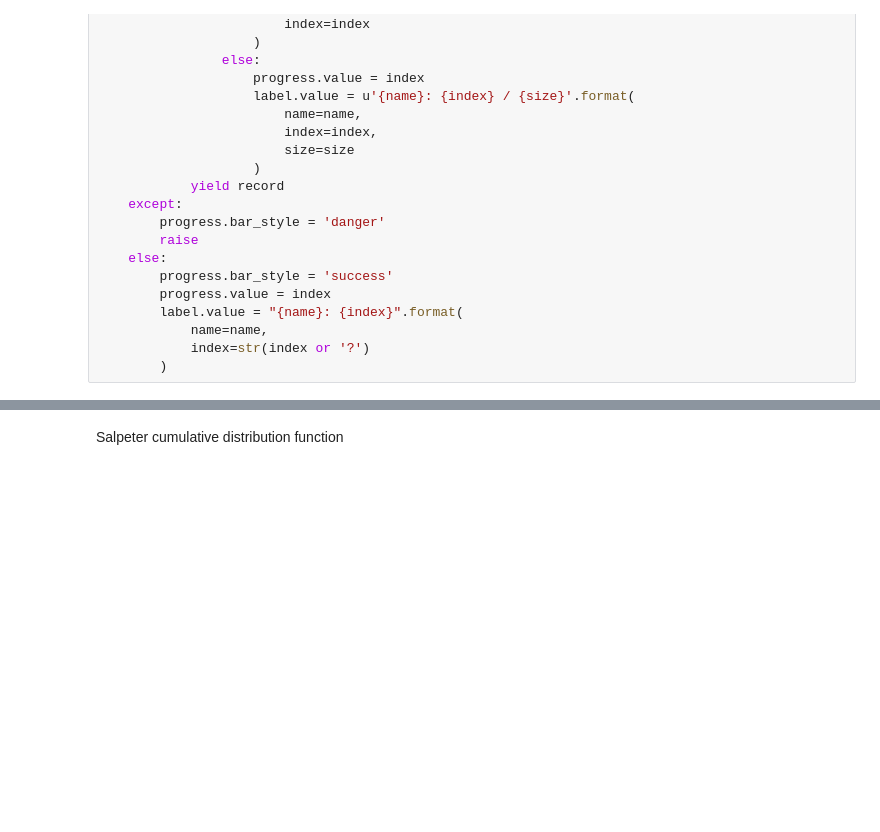
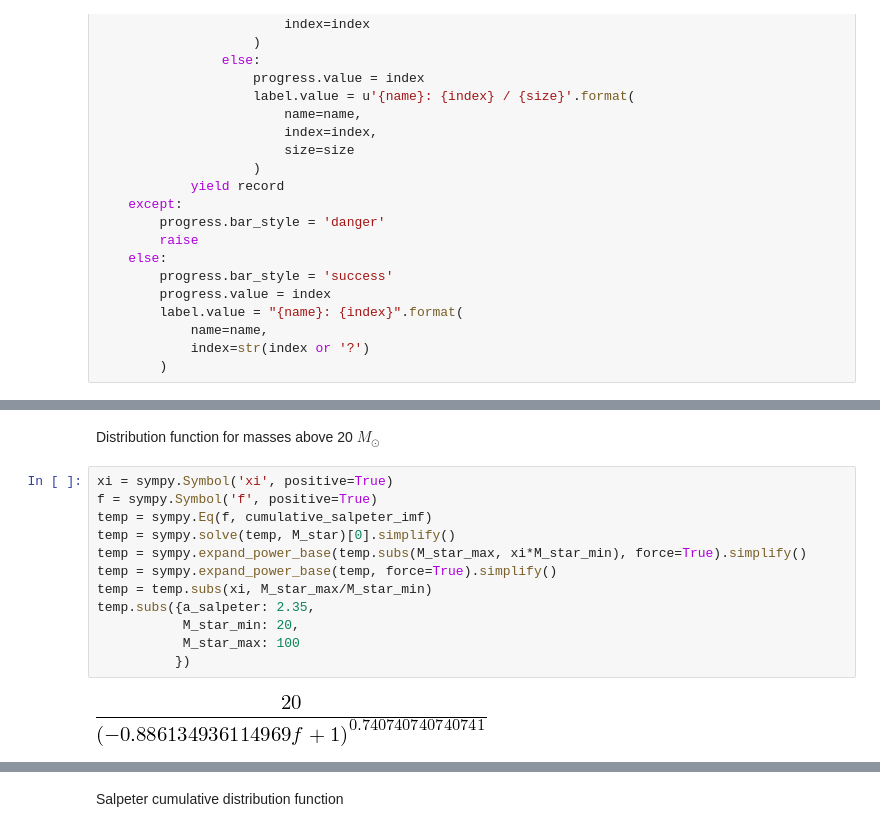
Before and after one commit to bolverk/gaia_black_hole_binaries, a Jupyter notebook: stellar_binary_monte_carlo.ipynb, the cells around one changed output, grey strips where cells are left out. Cells and saved outputs as stored; diff of their text form; blank space fills up the shorter version.

```diff
--- a/stellar_binary_monte_carlo.ipynb
+++ b/stellar_binary_monte_carlo.ipynb
@@ -73,3 +106,19 @@ Salpeter initial mass function
+# %% [markdown]
+Distribution function for masses above 20 $M_{\odot}$
+# %%
+xi = sympy.Symbol('xi', positive=True)
+f = sympy.Symbol('f', positive=True)
+temp = sympy.Eq(f, cumulative_salpeter_imf)
+temp = sympy.solve(temp, M_star)[0].simplify()
+temp = sympy.expand_power_base(temp.subs(M_star_max, xi*M_star_min), force=True).simplify()
+temp = sympy.expand_power_base(temp, force=True).simplify()
+temp = temp.subs(xi, M_star_max/M_star_min)
+temp.subs({a_salpeter: 2.35,
+           M_star_min: 20,
+           M_star_max: 100
+          })
+# %% [output]
+[figure, added]
 # %%
 def randomise_salpeter_bh_progenitor_mass(l):
 
```
Also changed, not shown: parts of 13 cells of this notebook.
